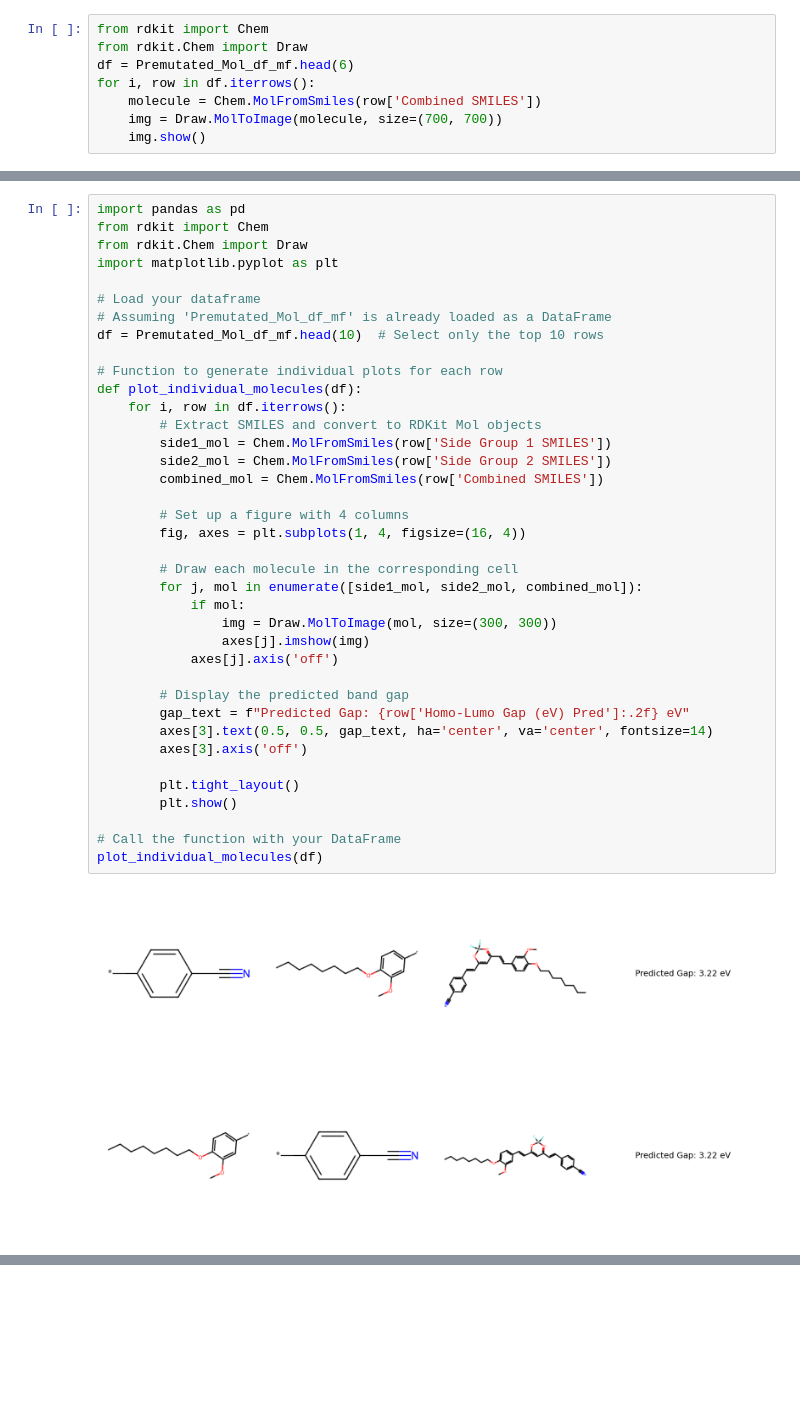
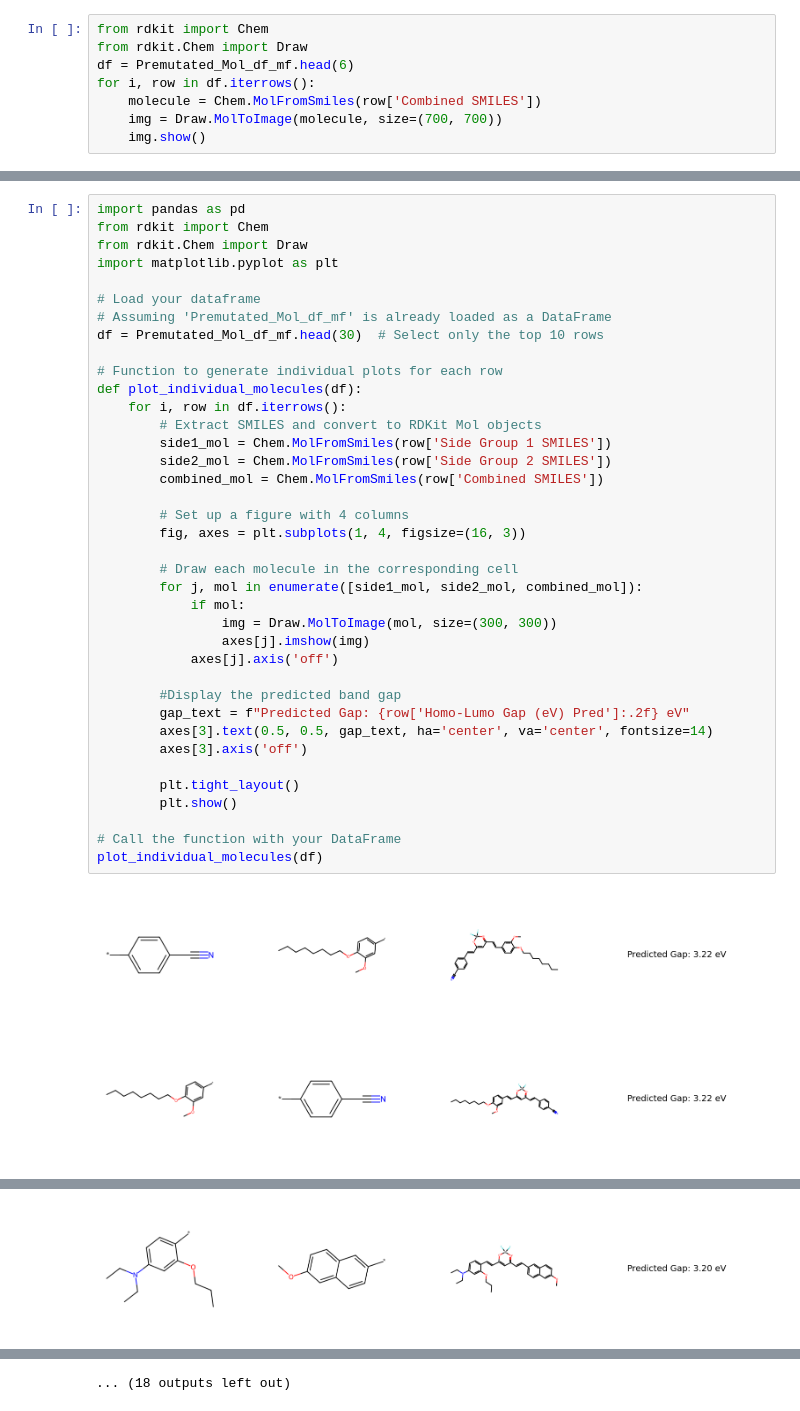
Before and after one commit to chamodpeiris/Curcumin_BendGap_Cheminfo, a Jupyter notebook: Cucumines/Curcumin_NewMolecules_Pred/donorfiltered_model(RFE).ipynb, the cells around one changed output, grey strips where cells are left out. Saved outputs shown, nothing was run; the diff lists cells and outputs as text; blank space fills up the shorter version.

```diff
--- a/Cucumines/Curcumin_NewMolecules_Pred/donorfiltered_model(RFE).ipynb
+++ b/Cucumines/Curcumin_NewMolecules_Pred/donorfiltered_model(RFE).ipynb
@@ -630,36 +630,36 @@ import matplotlib.pyplot as plt
 
 # Load your dataframe
 # Assuming 'Premutated_Mol_df_mf' is already loaded as a DataFrame
-df = Premutated_Mol_df_mf.head(10)  # Select only the top 10 rows
+df = Premutated_Mol_df_mf.head(30)  # Select only the top 10 rows
 
 # Function to generate individual plots for each row
 def plot_individual_molecules(df):
     for i, row in df.iterrows():
         # Extract SMILES and convert to RDKit Mol objects
         side1_mol = Chem.MolFromSmiles(row['Side Group 1 SMILES'])
         side2_mol = Chem.MolFromSmiles(row['Side Group 2 SMILES'])
         combined_mol = Chem.MolFromSmiles(row['Combined SMILES'])
 
         # Set up a figure with 4 columns
-        fig, axes = plt.subplots(1, 4, figsize=(16, 4))
+        fig, axes = plt.subplots(1, 4, figsize=(16, 3))
 
         # Draw each molecule in the corresponding cell
         for j, mol in enumerate([side1_mol, side2_mol, combined_mol]):
             if mol:
                 img = Draw.MolToImage(mol, size=(300, 300))
                 axes[j].imshow(img)
             axes[j].axis('off')
 
-        # Display the predicted band gap
+        #Display the predicted band gap
         gap_text = f"Predicted Gap: {row['Homo-Lumo Gap (eV) Pred']:.2f} eV"
         axes[3].text(0.5, 0.5, gap_text, ha='center', va='center', fontsize=14)
         axes[3].axis('off')
 
         plt.tight_layout()
         plt.show()
 
 # Call the function with your DataFrame
 plot_individual_molecules(df)
 # %% [output]
-[figure, old version]
+[figure, new version]
-[figure, old version]
+[figure, new version]
@@ -673,0 +674 @@ plot_individual_molecules(df)
+[figure, added]
@@ -673,0 +676 @@ plot_individual_molecules(df)
+... (18 outputs left out)
```
Also changed, not shown: parts of 5 cells of this notebook, 3 other files.
